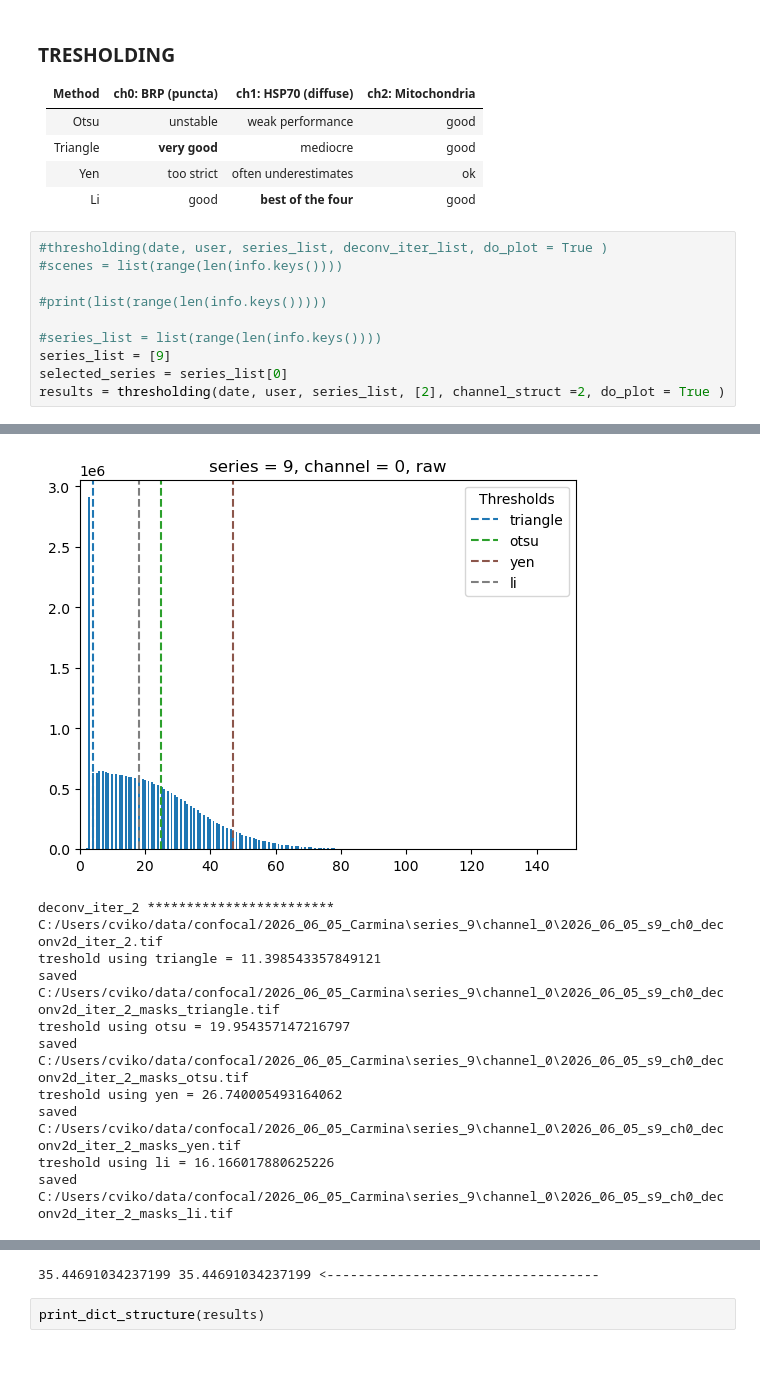
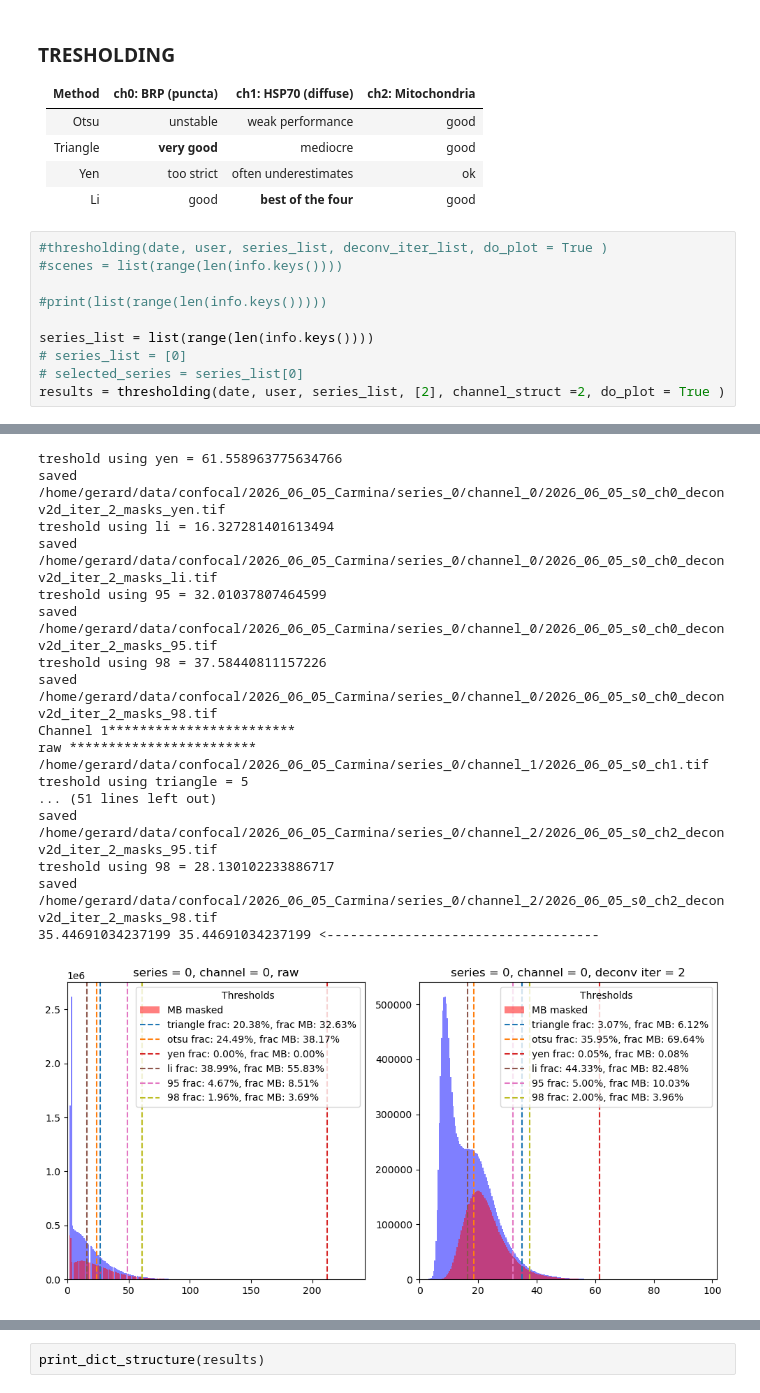
Before and after one commit to gmalagonv/confocal, a Jupyter notebook: analysis_notebooks/26_06_05_gerardo.ipynb, the cells around one changed output, grey strips where cells are left out. Drawn from its saved outputs; the diff is of its cells as text; blank space fills up the shorter version.

Commit message:
plotting thrshlds over MB mask

```diff
--- a/analysis_notebooks/26_06_05_gerardo.ipynb
+++ b/analysis_notebooks/26_06_05_gerardo.ipynb
@@ -232,8 +232,8 @@ Applying pinhole factor 0.763 to PSF σ values: σ_xy 3.81 px → 2.90 px, σ_z
 
 #print(list(range(len(info.keys()))))
 
-#series_list = list(range(len(info.keys())))
-series_list = [9]
-selected_series = series_list[0]
+series_list = list(range(len(info.keys())))
+# series_list = [0]
+# selected_series = series_list[0]
 results = thresholding(date, user, series_list, [2], channel_struct =2, do_plot = True )
 # %% [output]
@@ -254,11 +257,18 @@ saved C:/Users/cviko/data/confocal/2026_06_05_Carmina\series_9\channel_0\2026_06
+treshold using yen = 61.558963775634766
+saved /home/gerard/data/confocal/2026_06_05_Carmina/series_0/channel_0/2026_06_05_s0_ch0_deconv2d_iter_2_masks_yen.tif
+treshold using li = 16.327281401613494
+saved /home/gerard/data/confocal/2026_06_05_Carmina/series_0/channel_0/2026_06_05_s0_ch0_deconv2d_iter_2_masks_li.tif
+treshold using 95 = 32.01037807464599
+saved /home/gerard/data/confocal/2026_06_05_Carmina/series_0/channel_0/2026_06_05_s0_ch0_deconv2d_iter_2_masks_95.tif
+treshold using 98 = 37.58440811157226
+saved /home/gerard/data/confocal/2026_06_05_Carmina/series_0/channel_0/2026_06_05_s0_ch0_deconv2d_iter_2_masks_98.tif
+Channel 1************************
+raw ************************
+/home/gerard/data/confocal/2026_06_05_Carmina/series_0/channel_1/2026_06_05_s0_ch1.tif
+treshold using triangle = 5
+... (51 lines left out)
+saved /home/gerard/data/confocal/2026_06_05_Carmina/series_0/channel_2/2026_06_05_s0_ch2_deconv2d_iter_2_masks_95.tif
+treshold using 98 = 28.130102233886717
+saved /home/gerard/data/confocal/2026_06_05_Carmina/series_0/channel_2/2026_06_05_s0_ch2_deconv2d_iter_2_masks_98.tif
+35.44691034237199 35.44691034237199 <-----------------------------------
-[figure, old version]
+[figure, new version]
-deconv_iter_2 ************************
-C:/Users/cviko/data/confocal/2026_06_05_Carmina\series_9\channel_0\2026_06_05_s9_ch0_deconv2d_iter_2.tif
-treshold using triangle = 11.398543357849121
-saved C:/Users/cviko/data/confocal/2026_06_05_Carmina\series_9\channel_0\2026_06_05_s9_ch0_deconv2d_iter_2_masks_triangle.tif
-treshold using otsu = 19.954357147216797
-saved C:/Users/cviko/data/confocal/2026_06_05_Carmina\series_9\channel_0\2026_06_05_s9_ch0_deconv2d_iter_2_masks_otsu.tif
-treshold using yen = 26.740005493164062
-saved C:/Users/cviko/data/confocal/2026_06_05_Carmina\series_9\channel_0\2026_06_05_s9_ch0_deconv2d_iter_2_masks_yen.tif
-treshold using li = 16.166017880625226
-saved C:/Users/cviko/data/confocal/2026_06_05_Carmina\series_9\channel_0\2026_06_05_s9_ch0_deconv2d_iter_2_masks_li.tif
@@ -312,4 +317,3 @@ saved C:/Users/cviko/data/confocal/2026_06_05_Carmina\series_9\channel_2\2026_06
-35.44691034237199 35.44691034237199 <-----------------------------------
 # %%
 print_dict_structure(results)
 # %% [output]
```
Also changed, not shown: parts of 2 cells of this notebook, 1 other file.
